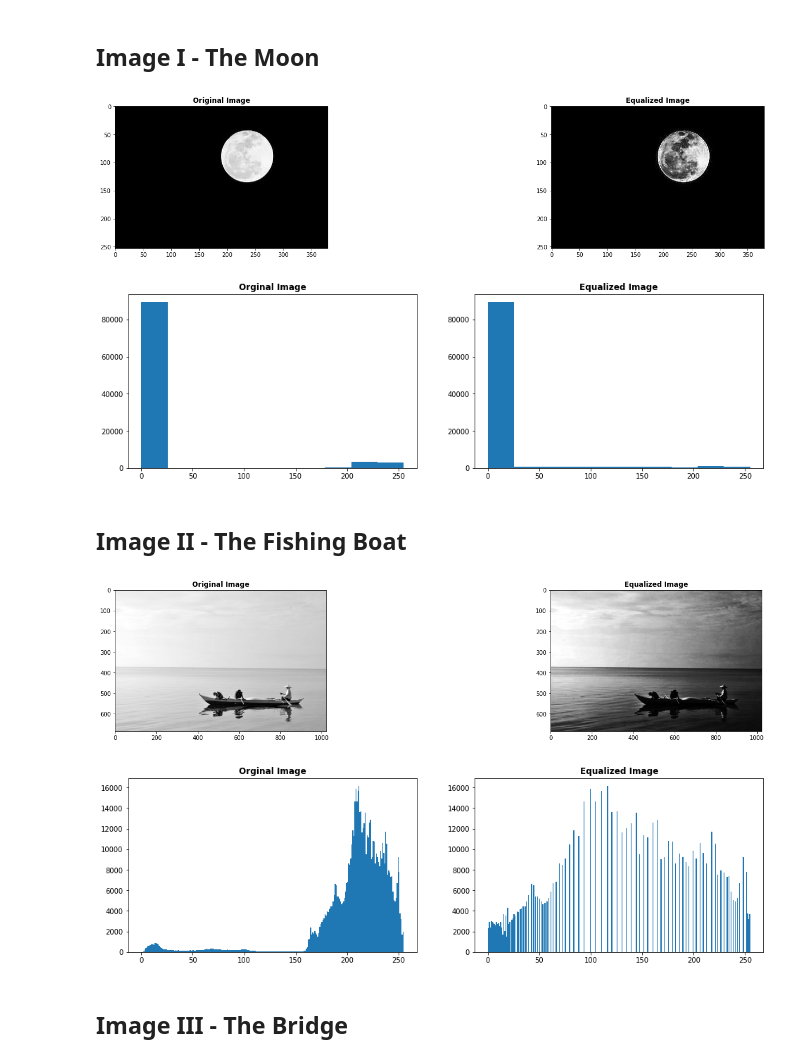
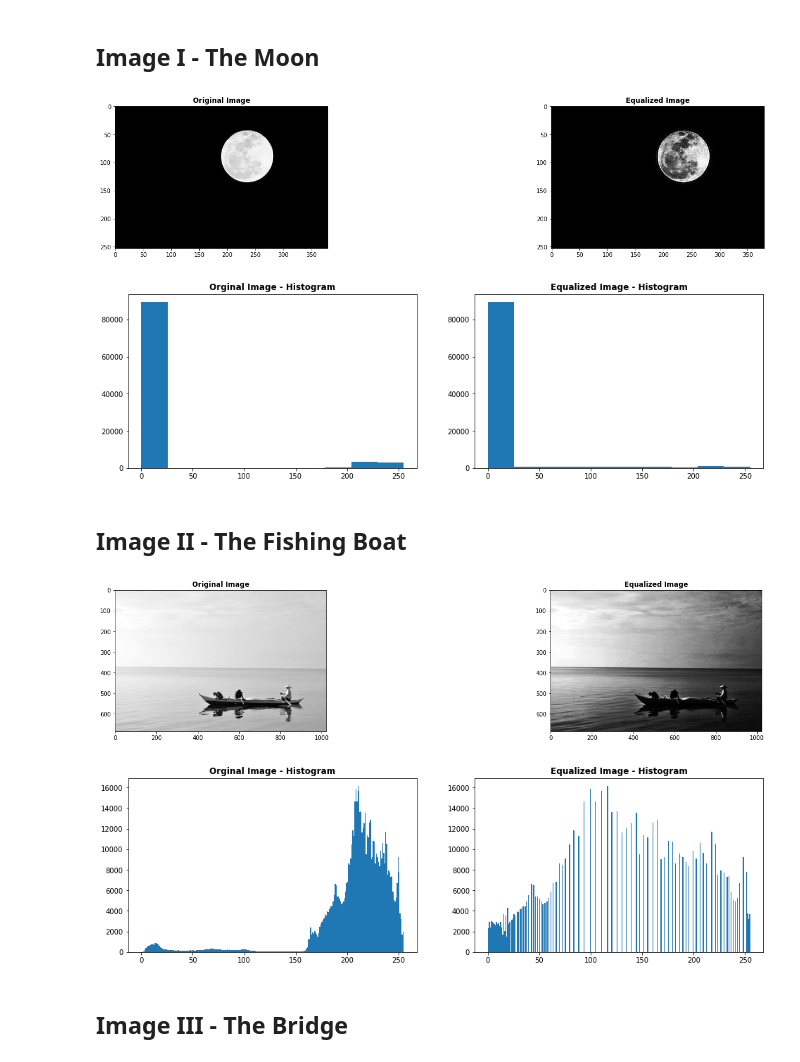
Before and after one commit to Ote-Leo/Guc-Courses, a Jupyter notebook: Computer-Vision/Computer-Vision-Assignment-3/main.ipynb, the cells around one changed output. Cells and saved outputs as stored; diff of their text form; code cells hidden in the pictures.

```diff
--- a/Computer-Vision/Computer-Vision-Assignment-3/main.ipynb
+++ b/Computer-Vision/Computer-Vision-Assignment-3/main.ipynb
@@ -138,21 +138,21 @@ RenderImage(images = [image_1, image_2, image_3, image_4, image_5],
 # %%
 image_1_equalized = CalculateEqualizedImage(image_1, CalculateEqualizedHistogram(CalculateCumulativeHistogram(CalculateHistogram(image_1))))
 
 RenderImage([image_1, image_1_equalized], ['Original Image', 'Equalized Image'], nrows = 2, ncols = 2)
-RenderHistograms([image_1, image_1_equalized], ['Orginal Image', 'Equalized Image'], useBins = False)
+RenderHistograms([image_1, image_1_equalized], ['Orginal Image - Histogram', 'Equalized Image - Histogram'], useBins = False)
 # %% [output]
 [figure]
-[figure, old version]
+[figure, new version]
 # %% [markdown]
 ## Image II - The Fishing Boat
 # %%
 image_2_equalized = CalculateEqualizedImage(image_2, CalculateEqualizedHistogram(CalculateCumulativeHistogram(CalculateHistogram(image_2))))
 
 RenderImage([image_2, image_2_equalized], ['Original Image', 'Equalized Image'], nrows = 2, ncols = 2)
-RenderHistograms([image_2, image_2_equalized], ['Orginal Image', 'Equalized Image'])
+RenderHistograms([image_2, image_2_equalized], ['Orginal Image - Histogram', 'Equalized Image - Histogram'])
 # %% [output]
 [figure]
-[figure, old version]
+[figure, new version]
 # %% [markdown]
 ## Image III - The Bridge
 # %%
```
Also changed, not shown: parts of 3 cells of this notebook.
